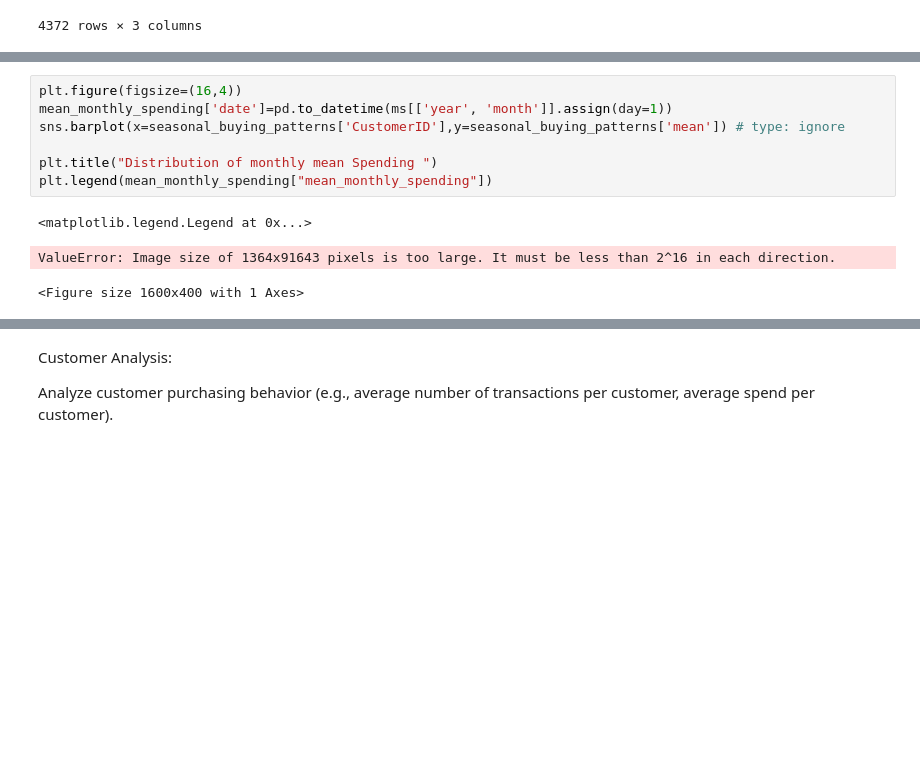
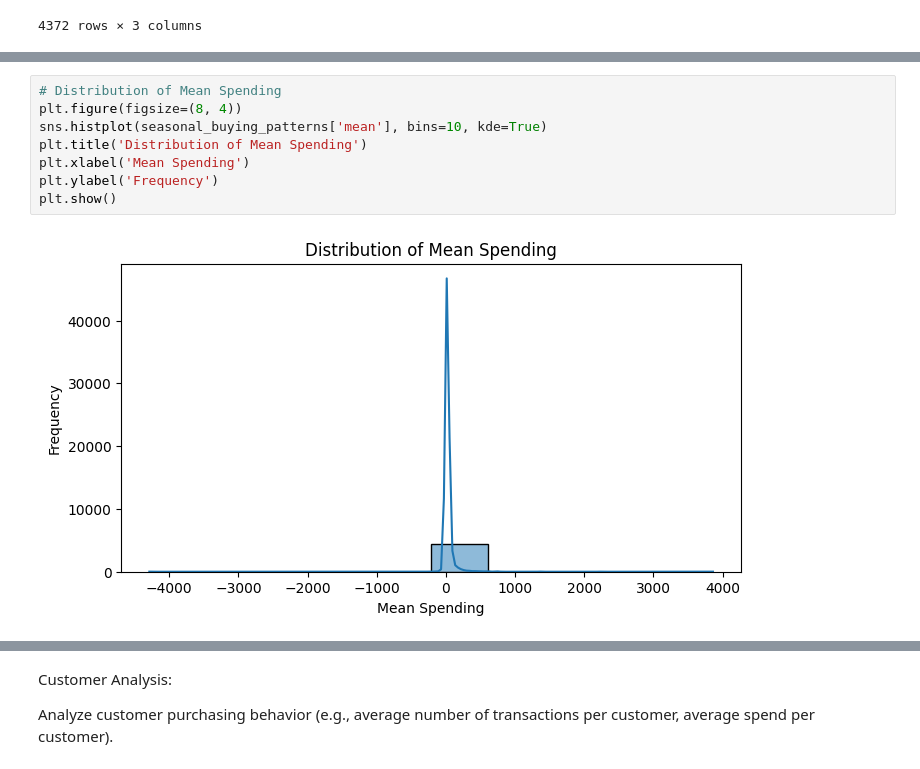
Before and after one commit to seemantk-protean/DevopsRepo, a Jupyter notebook: 29-07-2024.ipynb, the cells around one changed output, grey strips where cells are left out. Saved outputs shown, nothing was run; the diff lists cells and outputs as text; blank space fills up the shorter version.

```diff
--- a/29-07-2024.ipynb
+++ b/29-07-2024.ipynb
@@ -340,11 +343,10 @@ For example, when doing 'df[col].method(value, inplace=True)', try using 'df.met
-# %%
-plt.figure(figsize=(16,4))
-mean_monthly_spending['date']=pd.to_datetime(ms[['year', 'month']].assign(day=1))
-sns.barplot(x=seasonal_buying_patterns['CustomerID'],y=seasonal_buying_patterns['mean']) # type: ignore
-
-plt.title("Distribution of monthly mean Spending ")
-plt.legend(mean_monthly_spending["mean_monthly_spending"])
-# %% [output]
-<matplotlib.legend.Legend at 0x...>
-ValueError: Image size of 1364x91643 pixels is too large. It must be less than 2^16 in each direction.
-<Figure size 1600x400 with 1 Axes>
+# %%
+# Distribution of Mean Spending
+plt.figure(figsize=(8, 4))
+sns.histplot(seasonal_buying_patterns['mean'], bins=10, kde=True)
+plt.title('Distribution of Mean Spending')
+plt.xlabel('Mean Spending')
+plt.ylabel('Frequency')
+plt.show()
+# %% [output]
+[figure, added]
```
Also changed, not shown: parts of 17 cells of this notebook, 1 other file.
